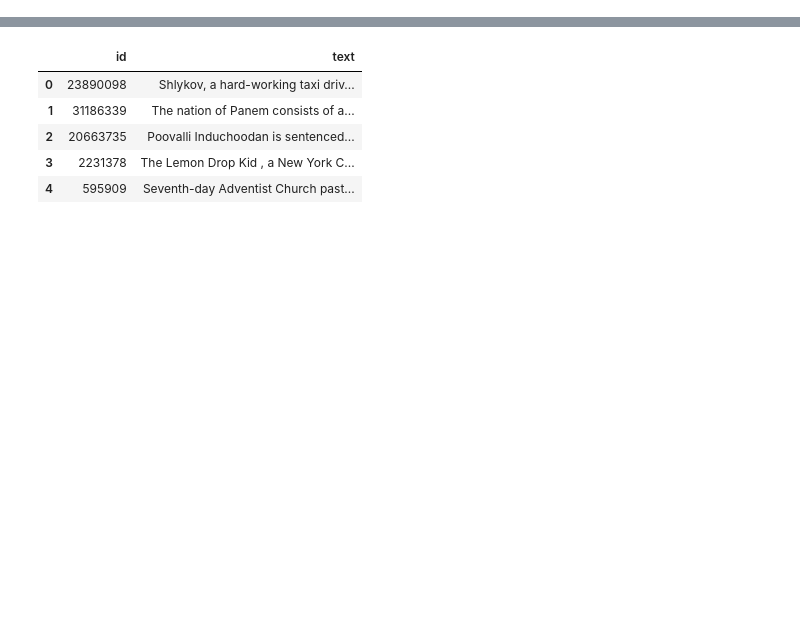
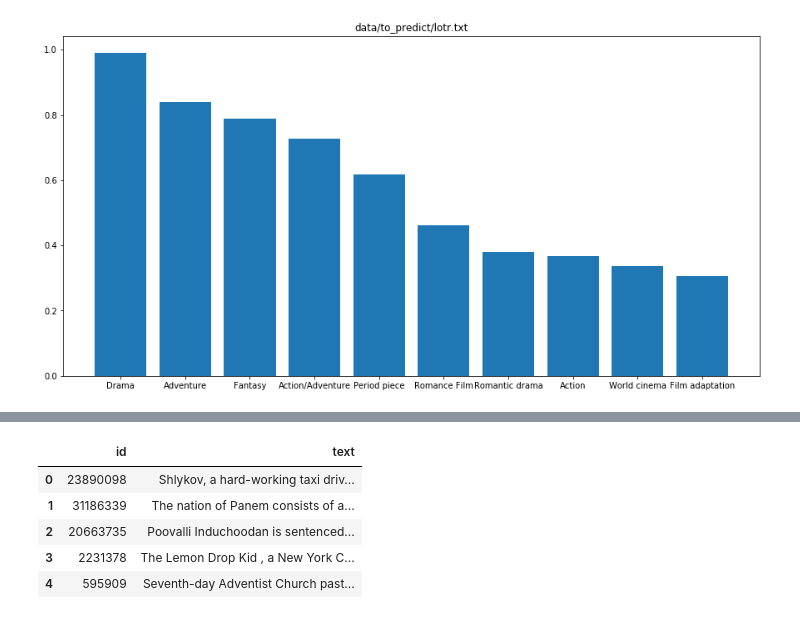
Before and after one commit to danny-tdoan/movie-synopsis-to-genre, a Jupyter notebook: Movie Synopsis to Genre.ipynb, the cells around one changed output, grey strips where cells are left out. Drawn from its saved outputs; the diff is of its cells as text; code cells hidden in the pictures; blank space fills up the shorter version.

```diff
--- a/Movie Synopsis to Genre.ipynb
+++ b/Movie Synopsis to Genre.ipynb
@@ -2,0 +12,5 @@ First read the movies' synopsis and genre
+# %%
+# Predict Lord of the Rings: Action, Adventure, Drama, Fantasy, etc.
+predict_movie_genre(model_multi,'data/to_predict/lotr.txt',genres_np,True,10)
+# %% [output]
+[figure, added]
```
Also changed, not shown: parts of 31 cells of this notebook.
